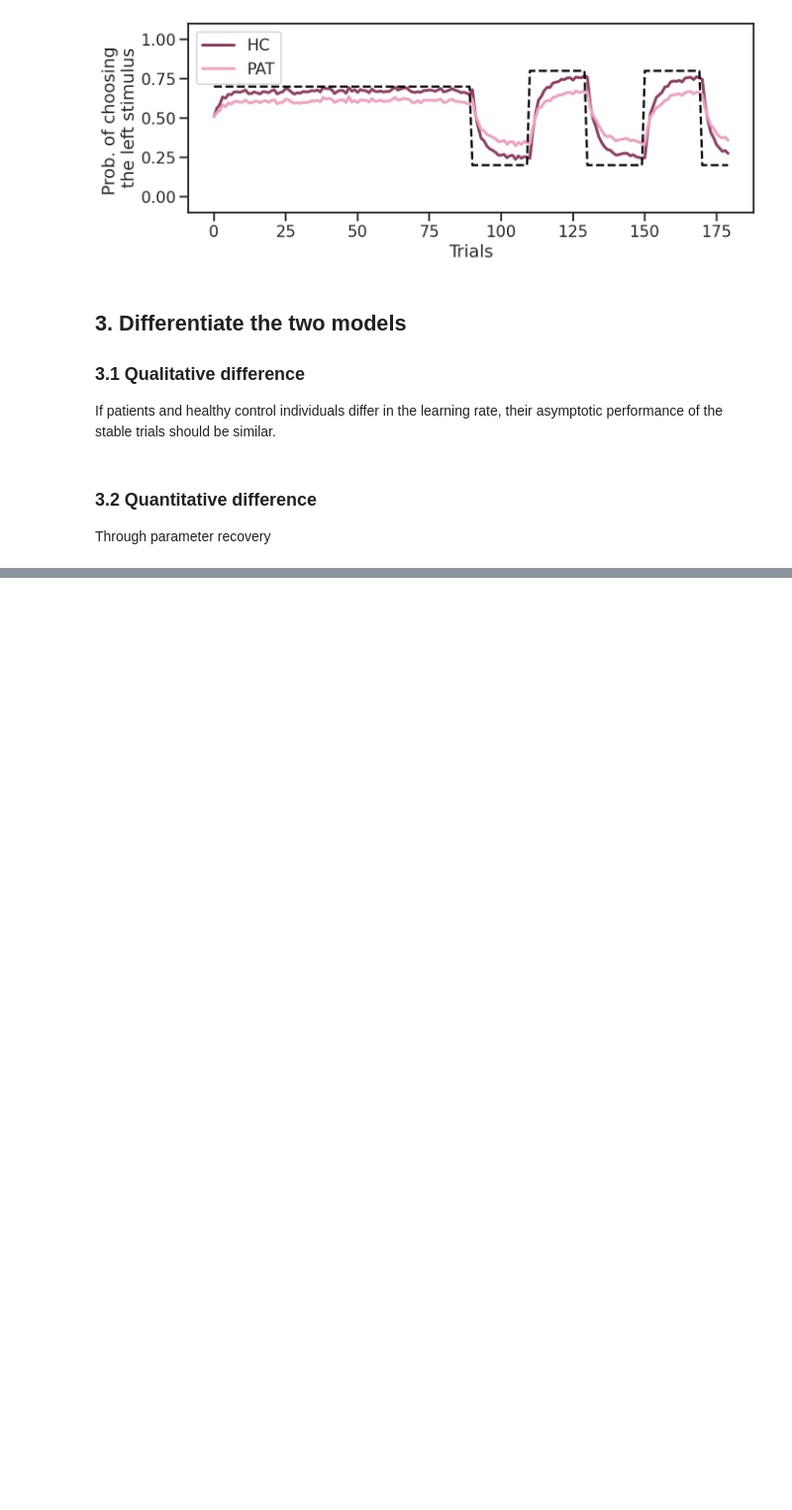
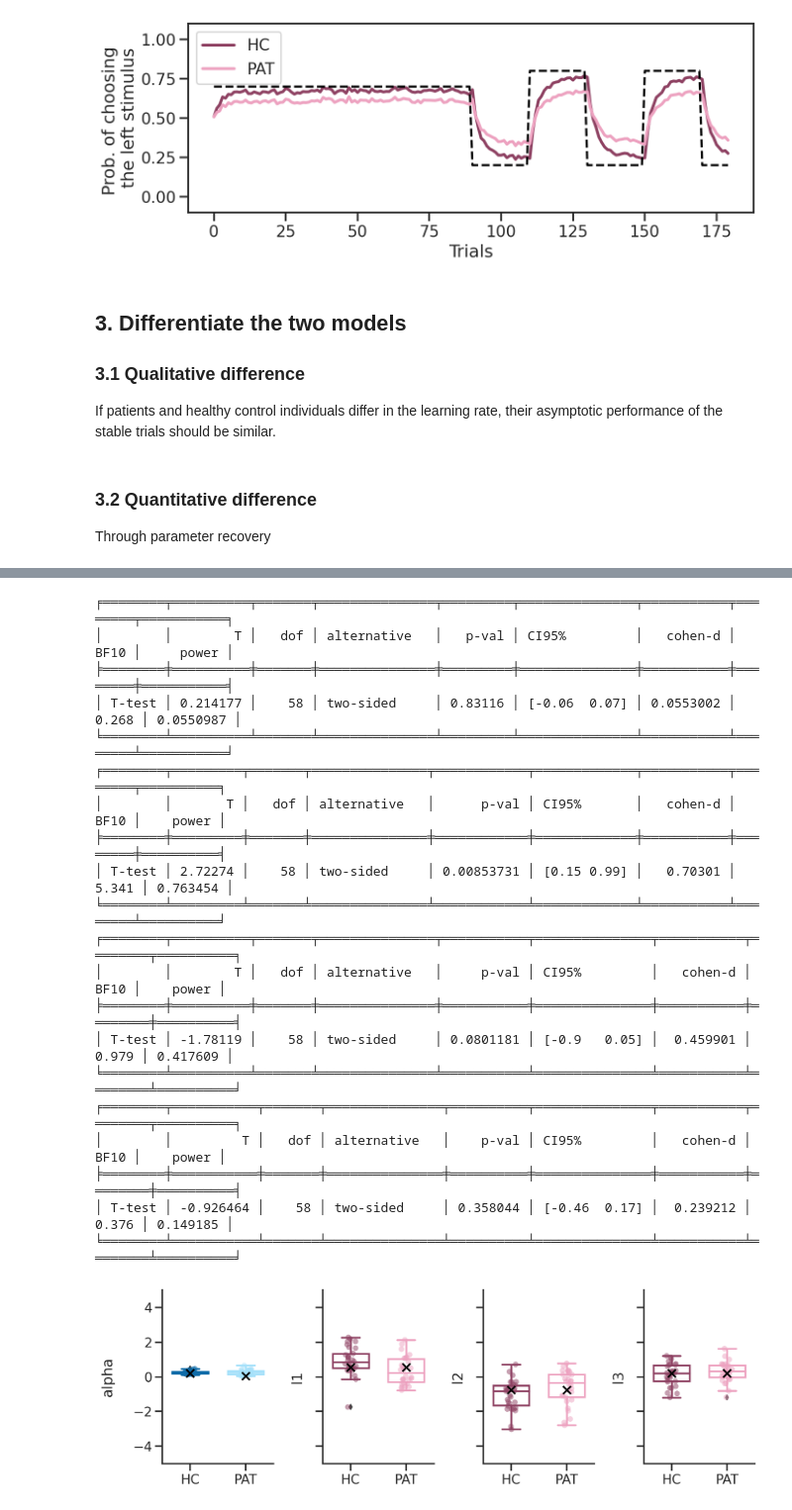
Before and after one commit to fangzefunny/policy-analysis, a Jupyter notebook: notes/param_recovery.ipynb, the cells around one changed output, grey strips where cells are left out. Shown at 99% size. Saved outputs shown, nothing was run; the diff lists cells and outputs as text; code cells hidden in the pictures; blank space fills up the shorter version.

```diff
--- a/notes/param_recovery.ipynb
+++ b/notes/param_recovery.ipynb
@@ -271,0 +303,24 @@ show_recovery(data, 'vary_lr')
+# %%
+show_recovery(data, 'vary_lr')
+# %% [output]
+╒════════╤══════════╤═══════╤═══════════════╤═════════╤═══════════════╤═══════════╤════════╤═══════════╕
+│        │        T │   dof │ alternative   │   p-val │ CI95%         │   cohen-d │   BF10 │     power │
+╞════════╪══════════╪═══════╪═══════════════╪═════════╪═══════════════╪═══════════╪════════╪═══════════╡
+│ T-test │ 0.214177 │    58 │ two-sided     │ 0.83116 │ [-0.06  0.07] │ 0.0553002 │  0.268 │ 0.0550987 │
+╘════════╧══════════╧═══════╧═══════════════╧═════════╧═══════════════╧═══════════╧════════╧═══════════╛
+╒════════╤═════════╤═══════╤═══════════════╤════════════╤═════════════╤═══════════╤════════╤══════════╕
+│        │       T │   dof │ alternative   │      p-val │ CI95%       │   cohen-d │   BF10 │    power │
+╞════════╪═════════╪═══════╪═══════════════╪════════════╪═════════════╪═══════════╪════════╪══════════╡
+│ T-test │ 2.72274 │    58 │ two-sided     │ 0.00853731 │ [0.15 0.99] │   0.70301 │  5.341 │ 0.763454 │
+╘════════╧═════════╧═══════╧═══════════════╧════════════╧═════════════╧═══════════╧════════╧══════════╛
+╒════════╤══════════╤═══════╤═══════════════╤═══════════╤═══════════════╤═══════════╤════════╤══════════╕
+│        │        T │   dof │ alternative   │     p-val │ CI95%         │   cohen-d │   BF10 │    power │
+╞════════╪══════════╪═══════╪═══════════════╪═══════════╪═══════════════╪═══════════╪════════╪══════════╡
+│ T-test │ -1.78119 │    58 │ two-sided     │ 0.0801181 │ [-0.9   0.05] │  0.459901 │  0.979 │ 0.417609 │
+╘════════╧══════════╧═══════╧═══════════════╧═══════════╧═══════════════╧═══════════╧════════╧══════════╛
+╒════════╤═══════════╤═══════╤═══════════════╤══════════╤═══════════════╤═══════════╤════════╤══════════╕
+│        │         T │   dof │ alternative   │    p-val │ CI95%         │   cohen-d │   BF10 │    power │
+╞════════╪═══════════╪═══════╪═══════════════╪══════════╪═══════════════╪═══════════╪════════╪══════════╡
+│ T-test │ -0.926464 │    58 │ two-sided     │ 0.358044 │ [-0.46  0.17] │  0.239212 │  0.376 │ 0.149185 │
+╘════════╧═══════════╧═══════╧═══════════════╧══════════╧═══════════════╧═══════════╧════════╧══════════╛
+[figure, added]
```
Also changed, not shown: parts of 7 cells of this notebook, 8 other files.
